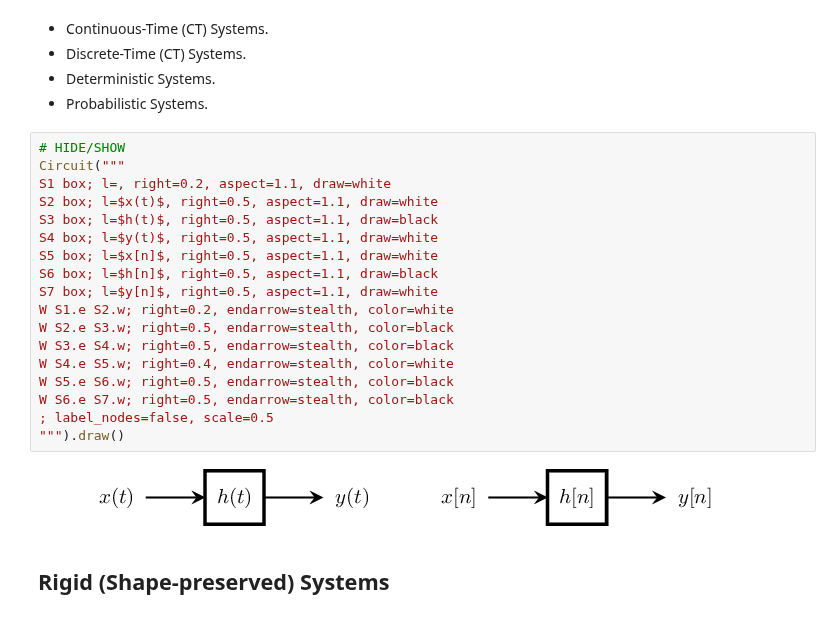
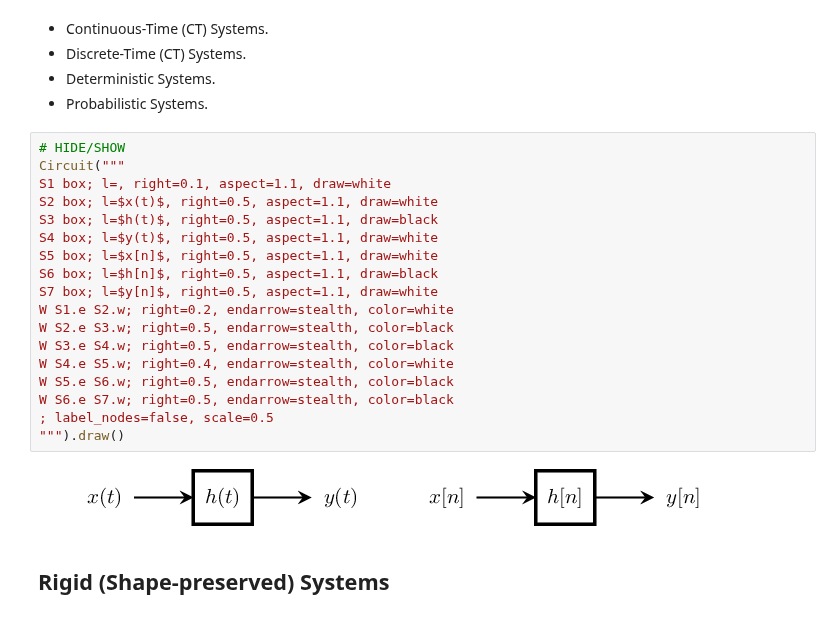
Before and after one commit to tmquan/ivcl, a Jupyter notebook: _sources/courses/dsp/systems.ipynb, the cells around one changed output. Cells and saved outputs as stored; diff of their text form.

```diff
--- a/_sources/courses/dsp/systems.ipynb
+++ b/_sources/courses/dsp/systems.ipynb
@@ -96,23 +96,23 @@ def mpl_axes_step(axes, expr, xrange, **kwargs):
 # %%
 # HIDE/SHOW
 Circuit("""
-S1 box; l=, right=0.2, aspect=1.1, draw=white
+S1 box; l=, right=0.1, aspect=1.1, draw=white
 S2 box; l=$x(t)$, right=0.5, aspect=1.1, draw=white
 S3 box; l=$h(t)$, right=0.5, aspect=1.1, draw=black
 S4 box; l=$y(t)$, right=0.5, aspect=1.1, draw=white
 S5 box; l=$x[n]$, right=0.5, aspect=1.1, draw=white
 S6 box; l=$h[n]$, right=0.5, aspect=1.1, draw=black
 S7 box; l=$y[n]$, right=0.5, aspect=1.1, draw=white
 W S1.e S2.w; right=0.2, endarrow=stealth, color=white
 W S2.e S3.w; right=0.5, endarrow=stealth, color=black
 W S3.e S4.w; right=0.5, endarrow=stealth, color=black
 W S4.e S5.w; right=0.4, endarrow=stealth, color=white
 W S5.e S6.w; right=0.5, endarrow=stealth, color=black
 W S6.e S7.w; right=0.5, endarrow=stealth, color=black
 ; label_nodes=false, scale=0.5
 """).draw()
 # %% [output]
-[figure, old version]
+[figure, new version]
 # %% [markdown]
 ## Rigid (Shape-preserved) Systems
 # %%
```
Also changed, not shown: 4 other files.
